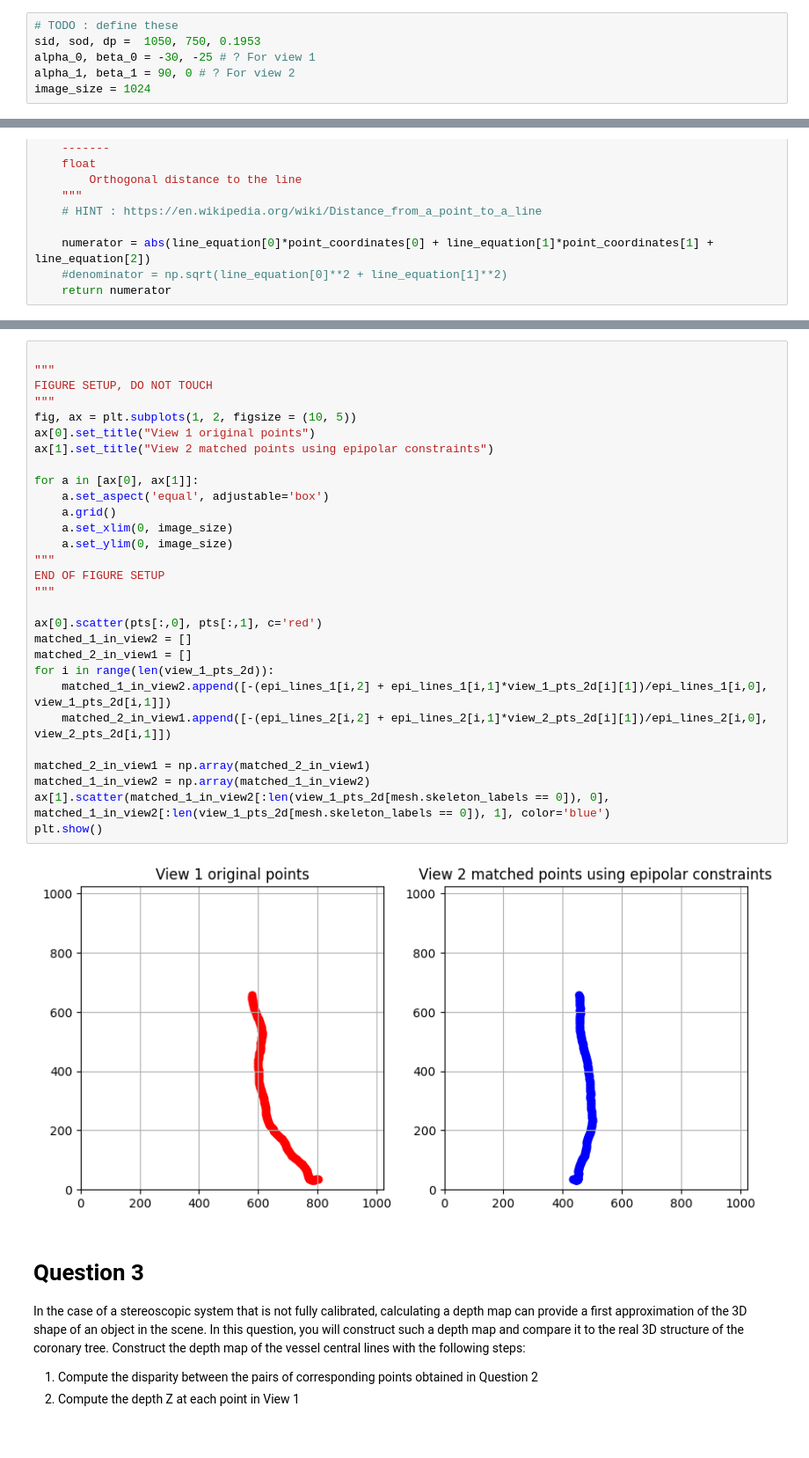
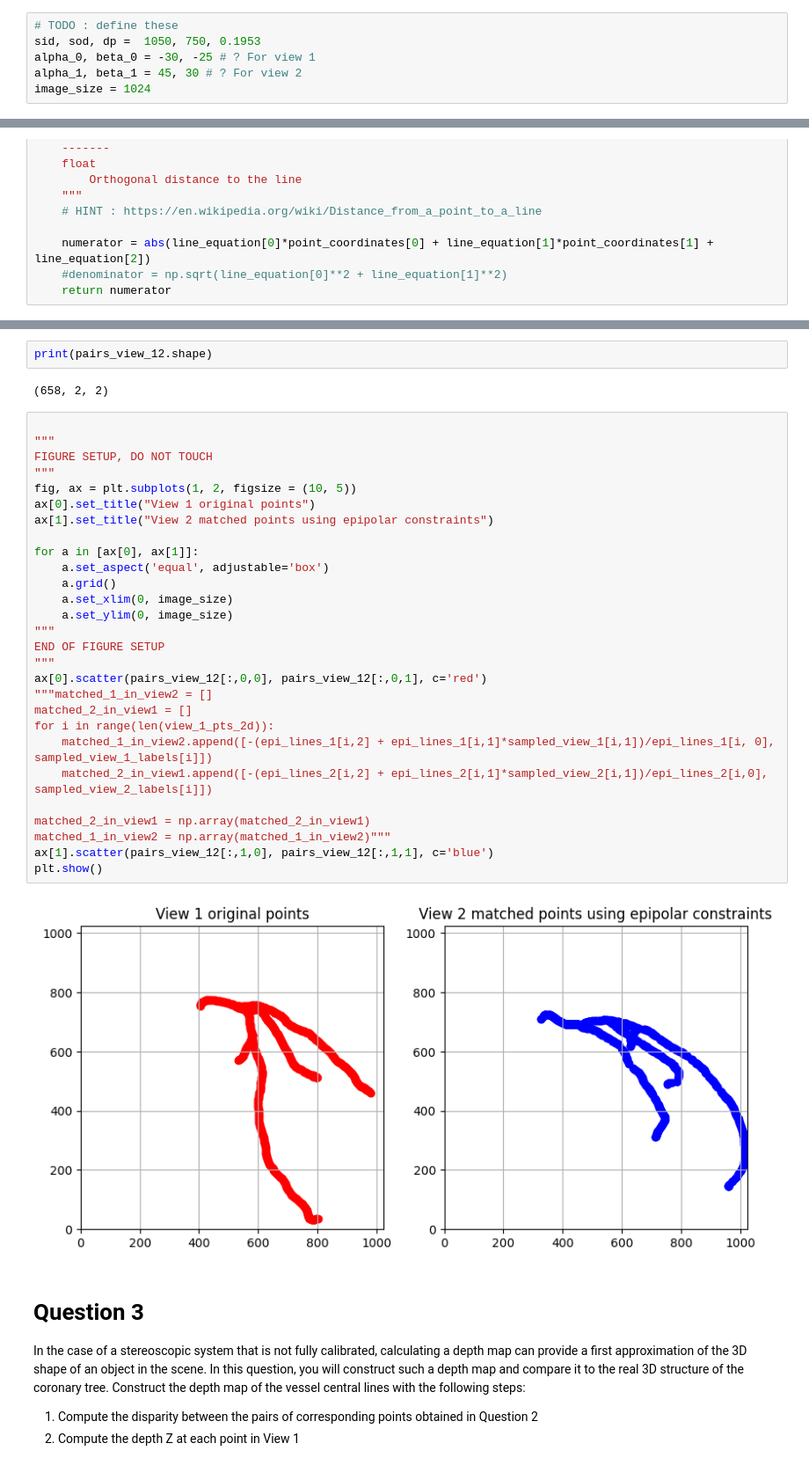
Before and after one commit to JuanDGuerra20/GBM6700E, a Jupyter notebook: lab_2/lab_2_student.ipynb, the cells around one changed output, grey strips where cells are left out. Shown at 88% size. Drawn from its saved outputs; the diff is of its cells as text; blank space fills up the shorter version.

```diff
--- a/lab_2/lab_2_student.ipynb
+++ b/lab_2/lab_2_student.ipynb
@@ -49,7 +49,7 @@ def calculate_2d_projection(points_3d:np.ndarray, proj_mat:np.ndarray) -> np.nda
 # TODO : define these
 sid, sod, dp =  1050, 750, 0.1953
 alpha_0, beta_0 = -30, -25 # ? For view 1
-alpha_1, beta_1 = 90, 0 # ? For view 2
+alpha_1, beta_1 = 45, 30 # ? For view 2
 image_size = 1024
 # %%
 params_1 = lab_2.geometry.build_view_geometry(sid, sod, dp, alpha_0, beta_0, (image_size, image_size))
@@ -259,34 +285,37 @@ plt.show()
+# %%
+print(pairs_view_12.shape)
+# %% [output]
+(658, 2, 2)
 # %%
 
 """
 FIGURE SETUP, DO NOT TOUCH
 """
 fig, ax = plt.subplots(1, 2, figsize = (10, 5))
 ax[0].set_title("View 1 original points")
 ax[1].set_title("View 2 matched points using epipolar constraints")
 
 for a in [ax[0], ax[1]]:
     a.set_aspect('equal', adjustable='box')
     a.grid()
     a.set_xlim(0, image_size)
     a.set_ylim(0, image_size)
 """
 END OF FIGURE SETUP
 """
-
-ax[0].scatter(pts[:,0], pts[:,1], c='red')
-matched_1_in_view2 = []
+ax[0].scatter(pairs_view_12[:,0,0], pairs_view_12[:,0,1], c='red')
+"""matched_1_in_view2 = []
 matched_2_in_view1 = []
 for i in range(len(view_1_pts_2d)):
-    matched_1_in_view2.append([-(epi_lines_1[i,2] + epi_lines_1[i,1]*view_1_pts_2d[i][1])/epi_lines_1[i,0], view_1_pts_2d[i,1]])
-    matched_2_in_view1.append([-(epi_lines_2[i,2] + epi_lines_2[i,1]*view_2_pts_2d[i][1])/epi_lines_2[i,0], view_2_pts_2d[i,1]])
+    matched_1_in_view2.append([-(epi_lines_1[i,2] + epi_lines_1[i,1]*sampled_view_1[i,1])/epi_lines_1[i, 0], sampled_view_1_labels[i]])
+    matched_2_in_view1.append([-(epi_lines_2[i,2] + epi_lines_2[i,1]*sampled_view_2[i,1])/epi_lines_2[i,0], sampled_view_2_labels[i]])
 
 matched_2_in_view1 = np.array(matched_2_in_view1)
-matched_1_in_view2 = np.array(matched_1_in_view2)
-ax[1].scatter(matched_1_in_view2[:len(view_1_pts_2d[mesh.skeleton_labels == 0]), 0], matched_1_in_view2[:len(view_1_pts_2d[mesh.skeleton_labels == 0]), 1], color='blue')
+matched_1_in_view2 = np.array(matched_1_in_view2)"""
+ax[1].scatter(pairs_view_12[:,1,0], pairs_view_12[:,1,1], c='blue')
 plt.show()
 # %% [output]
-[figure, old version]
+[figure, new version]
 # %% [markdown]
 # Question 3
 In the case of a stereoscopic system that is not fully calibrated, calculating a depth map can
```
Also changed, not shown: parts of 12 cells of this notebook.
